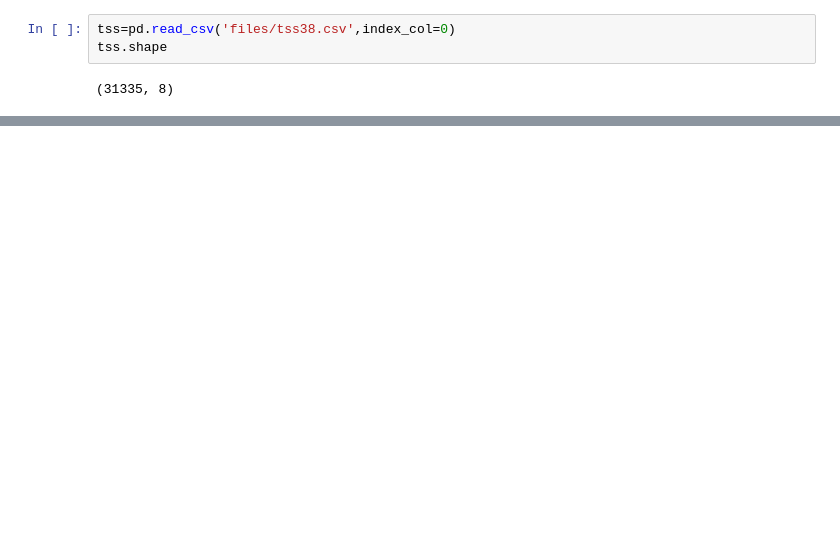
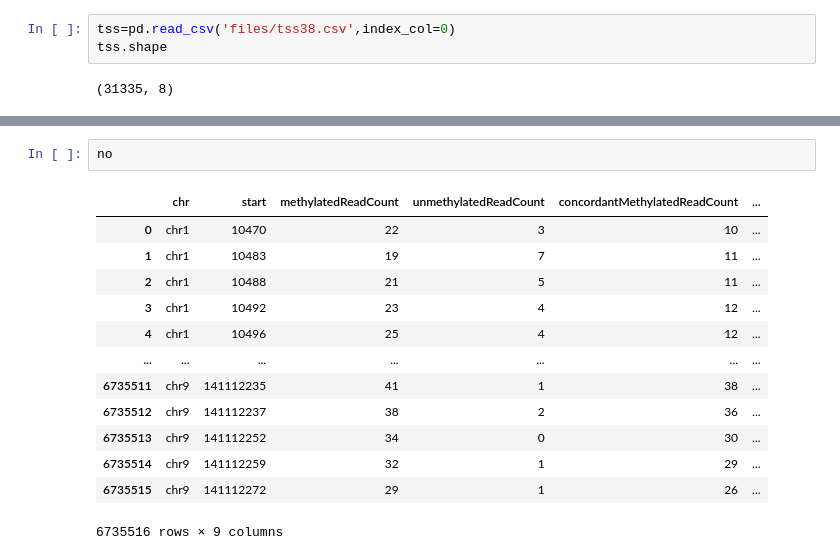
Before and after one commit to moqri/aging_2021, a Jupyter notebook: index/convert.ipynb, the cells around one changed output, grey strips where cells are left out. Cells and saved outputs as stored; diff of their text form; blank space fills up the shorter version.

```diff
--- a/index/convert.ipynb
+++ b/index/convert.ipynb
@@ -36,0 +34,16 @@ for cell in cells:
+# %%
+no
+# %% [output]
+|  | chr | start | methylatedReadCount | unmethylatedReadCount | concordantMethylatedReadCount | ... |
+| 0 | chr1 | 10470 | 22 | 3 | 10 | ... |
+| 1 | chr1 | 10483 | 19 | 7 | 11 | ... |
+| 2 | chr1 | 10488 | 21 | 5 | 11 | ... |
+| 3 | chr1 | 10492 | 23 | 4 | 12 | ... |
+| 4 | chr1 | 10496 | 25 | 4 | 12 | ... |
+| ... | ... | ... | ... | ... | ... | ... |
+| 6735511 | chr9 | 141112235 | 41 | 1 | 38 | ... |
+| 6735512 | chr9 | 141112237 | 38 | 2 | 36 | ... |
+| 6735513 | chr9 | 141112252 | 34 | 0 | 30 | ... |
+| 6735514 | chr9 | 141112259 | 32 | 1 | 29 | ... |
+| 6735515 | chr9 | 141112272 | 29 | 1 | 26 | ... |
+6735516 rows × 9 columns
```
Also changed, not shown: parts of 4 cells of this notebook, 1 other file.
